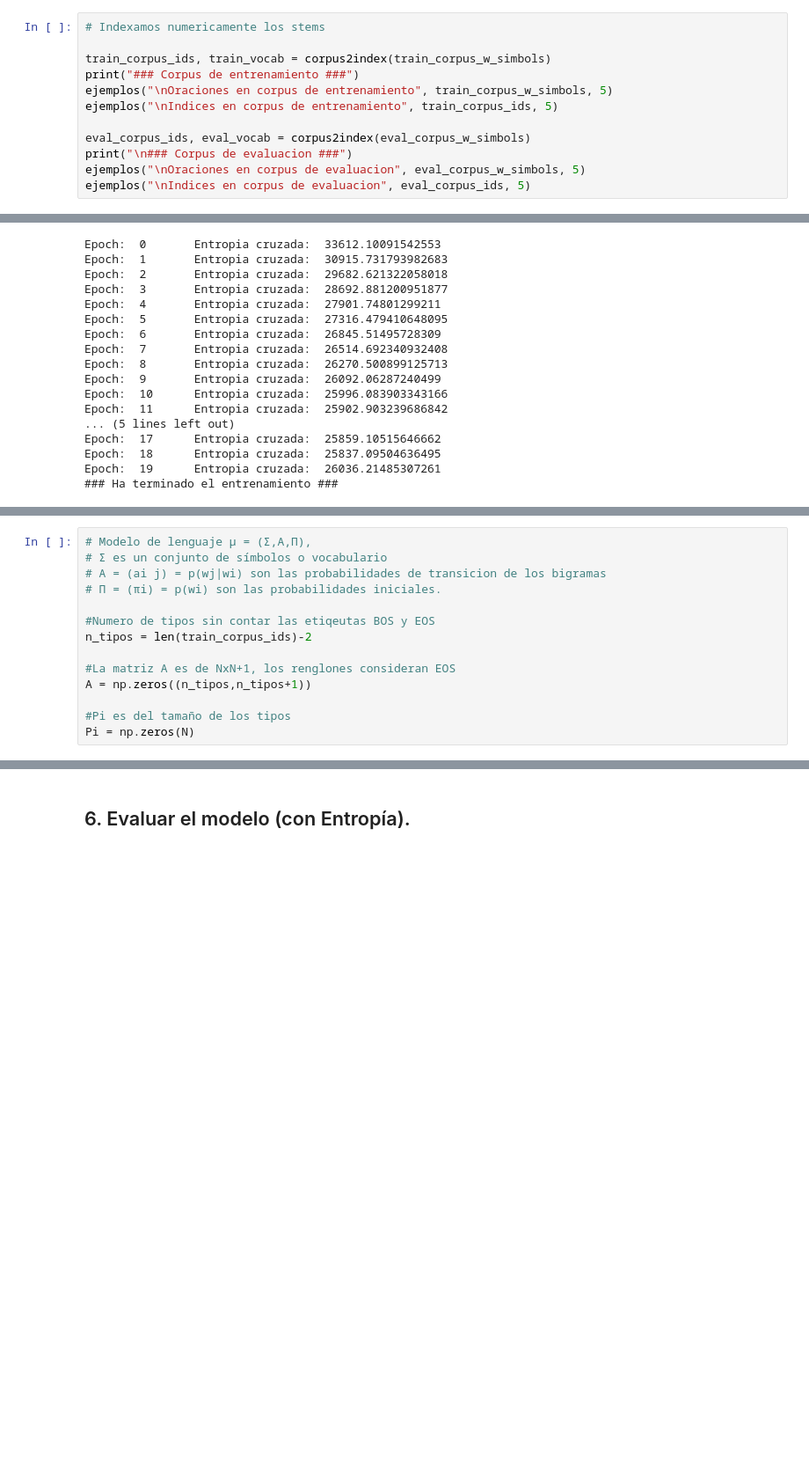
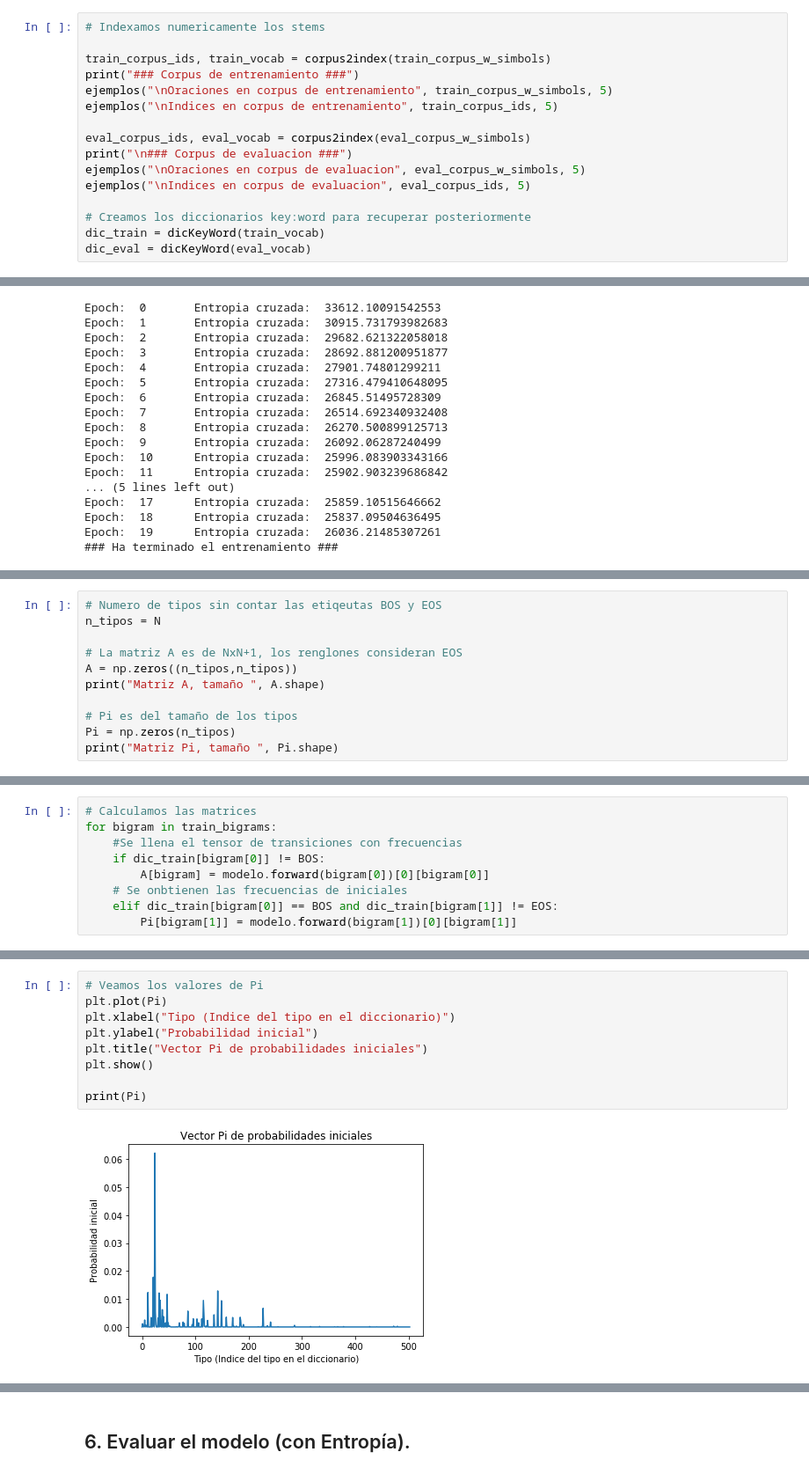
Before and after one commit to penserbjorne/clase-pln, a Jupyter notebook: 02_practica/practica_2.ipynb, the cells around one changed output, grey strips where cells are left out. Shown at 88% size. Cells and saved outputs as stored; diff of their text form; blank space fills up the shorter version.

Commit message:
Checkpoint, la cague al separar el corpus al inicio, hay que cambair cosas :'v

```diff
--- a/02_practica/practica_2.ipynb
+++ b/02_practica/practica_2.ipynb
@@ -220,6 +225,10 @@ eval_corpus_ids, eval_vocab = corpus2index(eval_corpus_w_simbols)
 print("\n### Corpus de evaluacion ###")
 ejemplos("\nOraciones en corpus de evaluacion", eval_corpus_w_simbols, 5)
 ejemplos("\nIndices en corpus de evaluacion", eval_corpus_ids, 5)
+
+# Creamos los diccionarios key:word para recuperar posteriormente
+dic_train = dicKeyWord(train_vocab)
+dic_eval = dicKeyWord(eval_vocab)
 # %% [output]
 ### Corpus de entrenamiento ###
 
@@ -417,14 +442,11 @@ plt.show()
 # %%
-# Modelo de lenguaje μ = (Σ,A,Π),
-# Σ es un conjunto de símbolos o vocabulario
-# A = (ai j) = p(wj|wi) son las probabilidades de transicion de los bigramas
-# Π = (πi) = p(wi) son las probabilidades iniciales.
+# Numero de tipos sin contar las etiqeutas BOS y EOS
+n_tipos = N
 
-#Numero de tipos sin contar las etiqeutas BOS y EOS
-n_tipos = len(train_corpus_ids)-2
+# La matriz A es de NxN+1, los renglones consideran EOS
+A = np.zeros((n_tipos,n_tipos))
+print("Matriz A, tamaño ", A.shape)
 
-#La matriz A es de NxN+1, los renglones consideran EOS
-A = np.zeros((n_tipos,n_tipos+1))
-
-#Pi es del tamaño de los tipos
-Pi = np.zeros(N)
+# Pi es del tamaño de los tipos
+Pi = np.zeros(n_tipos)
+print("Matriz Pi, tamaño ", Pi.shape)
@@ -430,0 +456,9 @@ Pi = np.zeros(N)
+# %%
+# Calculamos las matrices
+for bigram in train_bigrams:
+    #Se llena el tensor de transiciones con frecuencias
+    if dic_train[bigram[0]] != BOS:
+        A[bigram] = modelo.forward(bigram[0])[0][bigram[0]]
+    # Se onbtienen las frecuencias de iniciales
+    elif dic_train[bigram[0]] == BOS and dic_train[bigram[1]] != EOS:
+        Pi[bigram[1]] = modelo.forward(bigram[1])[0][bigram[1]]
@@ -430,0 +476,11 @@ Pi = np.zeros(N)
+# %%
+# Veamos los valores de Pi
+plt.plot(Pi)
+plt.xlabel("Tipo (Indice del tipo en el diccionario)")
+plt.ylabel("Probabilidad inicial")
+plt.title("Vector Pi de probabilidades iniciales")
+plt.show()
+
+print(Pi)
+# %% [output]
+[figure, added]
```
Also changed, not shown: parts of 10 cells of this notebook.
